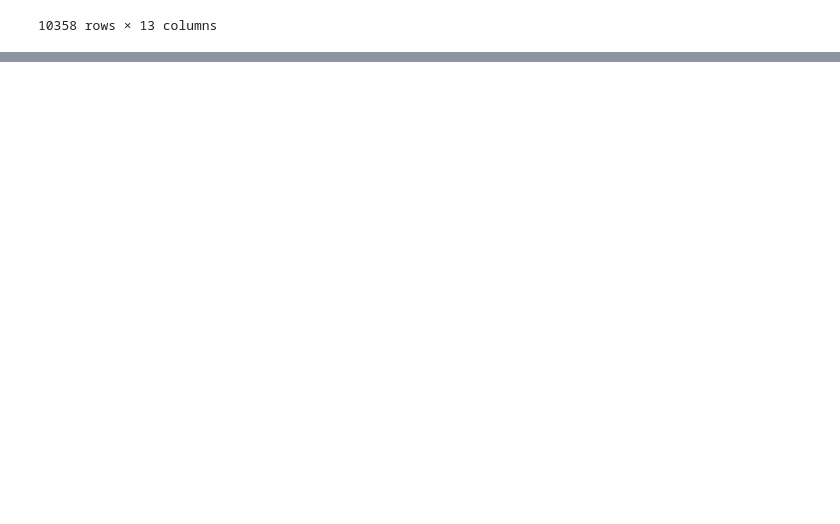
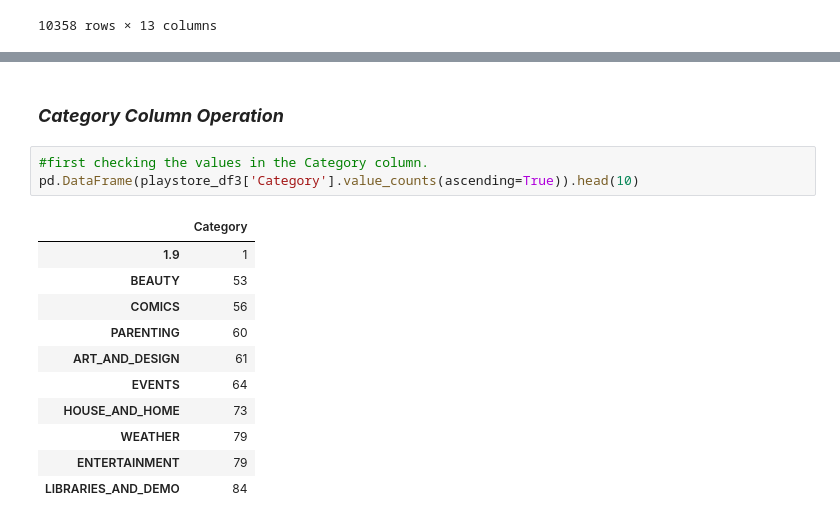
Before and after one commit to Ashif-khan033/Play-Store-Apps-Review-Analysis-EDA, a Jupyter notebook: Ashif_Play_Store_App_Review_Analysis_Capstone_Project.ipynb, the cells around one changed output, grey strips where cells are left out. Cells and saved outputs as stored; diff of their text form; blank space fills up the shorter version.

```diff
--- a/Ashif_Play_Store_App_Review_Analysis_Capstone_Project.ipynb
+++ b/Ashif_Play_Store_App_Review_Analysis_Capstone_Project.ipynb
@@ -218,0 +315,17 @@ playstore_df2
+# %% [markdown]
+### ***Category Column Operation***
+# %%
+#first checking the values in the Category column.
+pd.DataFrame(playstore_df3['Category'].value_counts(ascending=True)).head(10)
+# %% [output]
+|  | Category |
+| 1.9 | 1 |
+| BEAUTY | 53 |
+| COMICS | 56 |
+| PARENTING | 60 |
+| ART_AND_DESIGN | 61 |
+| EVENTS | 64 |
+| HOUSE_AND_HOME | 73 |
+| WEATHER | 79 |
+| ENTERTAINMENT | 79 |
+| LIBRARIES_AND_DEMO | 84 |
```
Also changed, not shown: parts of 21 cells of this notebook.
